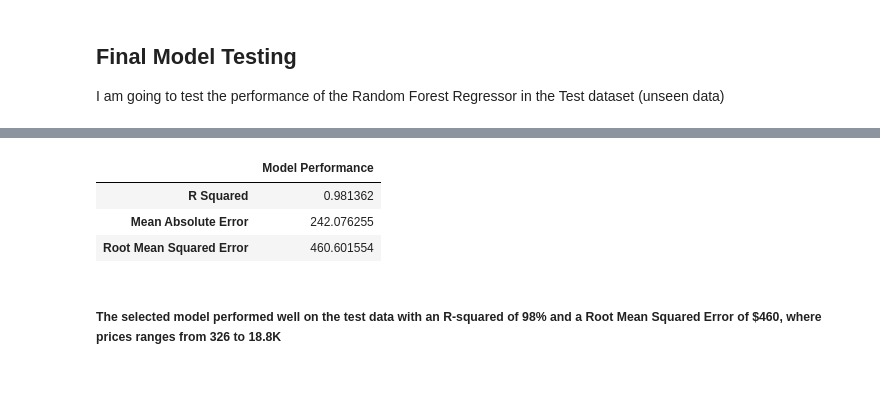
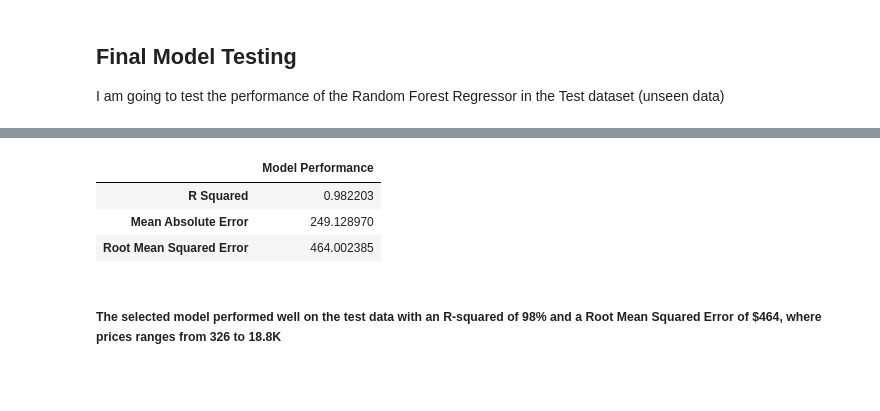
Before and after one commit to cisaiah/Gemstone_Price_Prediction, a Jupyter notebook: Gemstone_Price_Prediction.ipynb, the cells around one changed output, grey strips where cells are left out. Saved outputs shown, nothing was run; the diff lists cells and outputs as text; code cells hidden in the pictures.

Commit message:
Gemstone Price Prediction

```diff
--- a/Gemstone_Price_Prediction.ipynb
+++ b/Gemstone_Price_Prediction.ipynb
@@ -723,18 +724,18 @@ Text(0.5, 1.0, 'Distribution of Residuals')
 # %%
-final_model_R2S = metrics.r2_score(ran_test_pred,y_test)
-final_model_MAE = metrics.mean_absolute_error(ran_test_pred,y_test)
-final_model_RMSE = np.sqrt(metrics.mean_squared_error(ran_test_pred,y_test))
+final_model_R2S = metrics.r2_score(y_test,ran_test_pred)
+final_model_MAE = metrics.mean_absolute_error(y_test,ran_test_pred)
+final_model_RMSE = np.sqrt(metrics.mean_squared_error(y_test,ran_test_pred))
 
 final_model_performance = pd.DataFrame(data= {"Model Performance":[final_model_R2S, final_model_MAE , final_model_RMSE]},
                       index = ['R Squared', 'Mean Absolute Error', 'Root Mean Squared Error'])
 
 final_model_performance
 # %% [output]
 |  | Model Performance |
-| R Squared | 0.981362 |
-| Mean Absolute Error | 242.076255 |
-| Root Mean Squared Error | 460.601554 |
+| R Squared | 0.982203 |
+| Mean Absolute Error | 249.128970 |
+| Root Mean Squared Error | 464.002385 |
 # %% [markdown]
-##### The selected model performed well on the test data with an R-squared of 98% and a Root Mean Squared Error of  $460, where prices ranges from 326 to 18.8K
+##### The selected model performed well on the test data with an R-squared of 98% and a Root Mean Squared Error of  $464, where prices ranges from 326 to 18.8K
 # %% [markdown]
 ##
```
Also changed, not shown: parts of 27 cells of this notebook.
